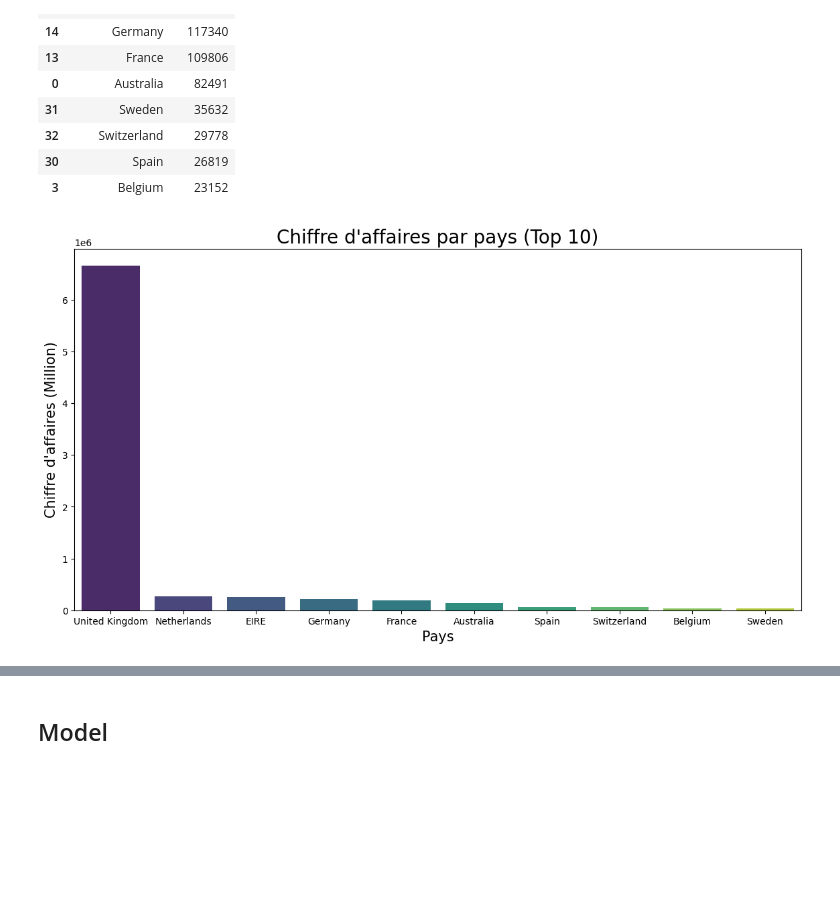
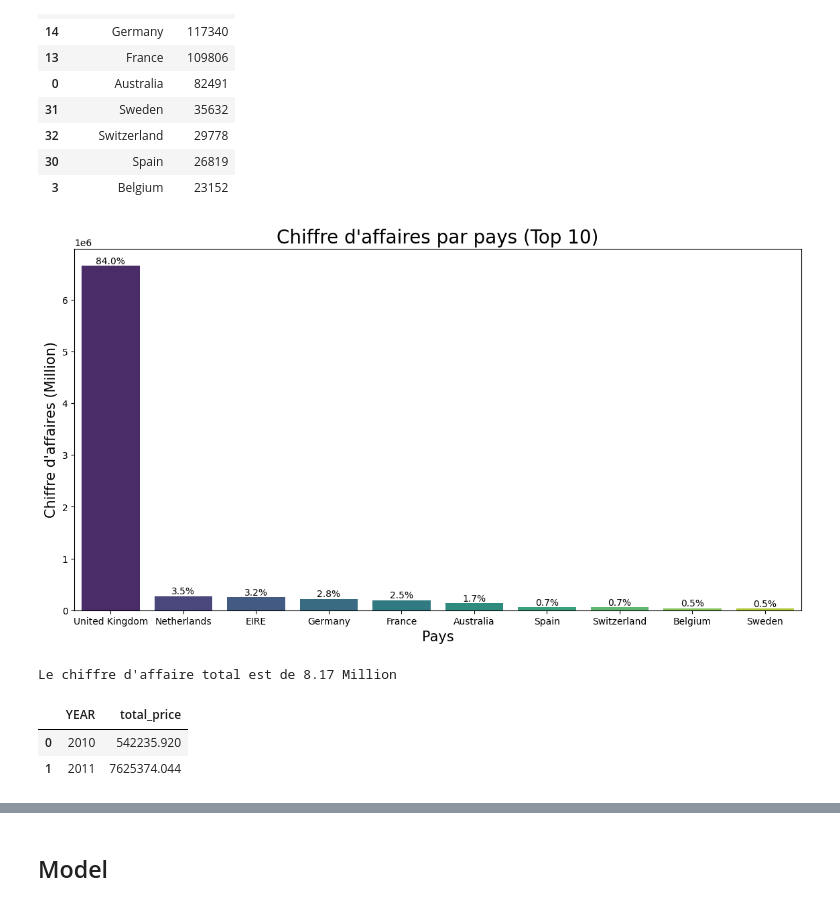
Before and after one commit to IISELII/Recommandation_Produit, a Jupyter notebook: notebook_eda.ipynb, the cells around one changed output, grey strips where cells are left out. Cells and saved outputs as stored; diff of their text form; code cells hidden in the pictures; blank space fills up the shorter version.

```diff
--- a/notebook_eda.ipynb
+++ b/notebook_eda.ipynb
@@ -327,3 +348,11 @@ df_without_outliers.describe()
+# %%
+# Conversion de la colonne 'date_time' en datetime
+df_without_outliers['InvoiceDate'] = pd.to_datetime(df_without_outliers['InvoiceDate'])
+# %%
+# Extraction de l'année, du mois et du jour dans des colonnes séparées
+df_without_outliers['YEAR'] = df_without_outliers['InvoiceDate'].dt.year
+df_without_outliers['MONTH'] = df_without_outliers['InvoiceDate'].dt.month
+df_without_outliers['DAY'] = df_without_outliers['InvoiceDate'].dt.day
 # %% [markdown]
 ## Visualisation (sans outliers)
 # %%
@@ -511,13 +540,42 @@ df_sorted_country_quan_top10
 # %%
 # Bar plot du chiffre d'affaire par pays
 fig, ax = plt.subplots(figsize=(14, 7))  # Créer une figure et des axes personnalisables
 sns.barplot(x="Country", y="total_price", data=df_sorted_country_top10, ax=ax, palette="viridis")
+
+# Obtenir les hauteurs des barres
+bar_heights = [bar.get_height() for bar in plt.gca().patches]
+
+# Calculer les pourcentages
+total = sum(bar_heights)
+percentages = [(height / total) * 100 for height in bar_heights]
+
+# Ajouter les pourcentages à chaque barre
+for bar, percentage in zip(plt.gca().patches, percentages):
+    plt.gca().annotate(f'{percentage:.1f}%', (bar.get_x() + bar.get_width() / 2, bar.get_height()),
+                       ha='center', va='bottom', fontsize=10, color='black')
 
 # Agrandir le titre, xlabel et ylabel
 ax.set_title("Chiffre d'affaires par pays (Top 10)", fontsize=20)
 ax.set_xlabel("Pays", fontsize=15)
 ax.set_ylabel("Chiffre d'affaires (Million)", fontsize=15)
 
 plt.show()
 # %% [output]
-[figure, old version]
+[figure, new version]
+# %%
+# Chiffre d'affaire total
+CA = round(df_sorted_country["total_price"].sum() / 1e6, 2)
+print(f"Le chiffre d'affaire total est de {CA} Million")
+# %% [output]
+Le chiffre d'affaire total est de 8.17 Million
+# %%
+# chiffre d'affaire par année
+groupby_CA_year = df_without_outliers.groupby(by="YEAR")["total_price"].sum()
+
+# transformer en dataframe
+df_CA_year = groupby_CA_year.to_frame().reset_index()
+df_CA_year
+# %% [output]
+|  | YEAR | total_price |
+| 0 | 2010 | 542235.920 |
+| 1 | 2011 | 7625374.044 |
```
Also changed, not shown: parts of 63 cells of this notebook, 3 other files.
